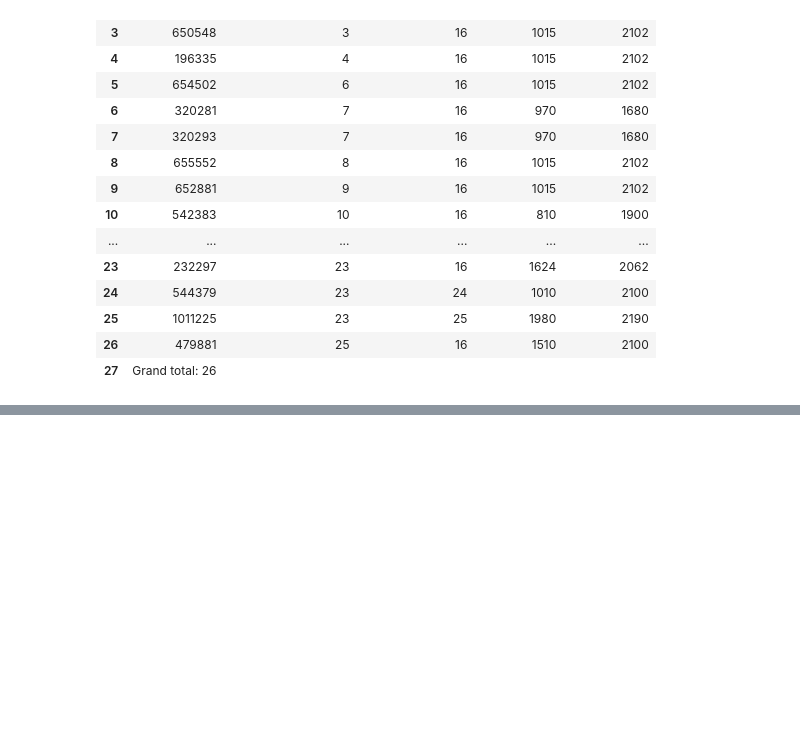
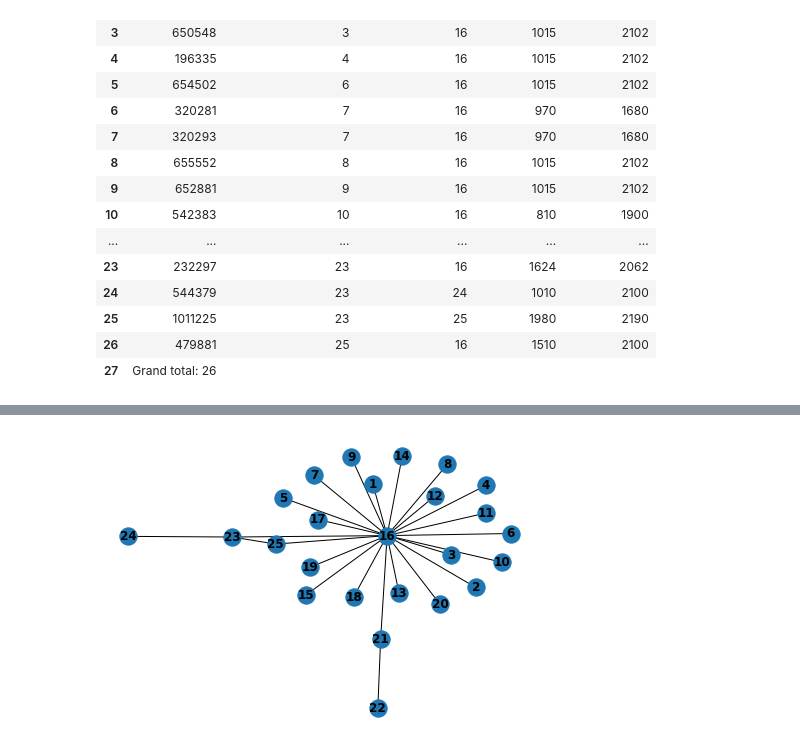
Before and after one commit to GAnagno/Social-Web, a Jupyter notebook: Spectral Maps.ipynb, the cells around one changed output, grey strips where cells are left out. Cells and saved outputs as stored; diff of their text form; code cells hidden in the pictures; blank space fills up the shorter version.

```diff
--- a/Spectral Maps.ipynb
+++ b/Spectral Maps.ipynb
@@ -48,3 +48,5 @@ data
 | 25 | 1011225 | 23 | 25 | 1980 | 2190 |
 | 26 | 479881 | 25 | 16 | 1510 | 2100 |
 | 27 | Grand total: 26 |  |  |  |  |
+# %%
+x = np.array(data['From Room: Number'][:-1])
@@ -50,0 +57,2 @@ data
+# %%
+y = np.array(data['To Room: Number'][:-1])
@@ -50,0 +63,2 @@ data
+# %%
+xy = np.vstack((x, y)).T
@@ -50,0 +85,14 @@ data
+# %%
+import networkx as nx
+
+# Create a networkx graph object
+my_graph = nx.Graph()
+
+# Add edges to to the graph object
+# Each tuple represents an edge between two nodes
+my_graph.add_edges_from(xy)
+
+# Draw the resulting graph
+nx.draw(my_graph, with_labels=True, font_weight='bold')
+# %% [output]
+[figure, added]
```
Also changed, not shown: parts of 4 cells of this notebook.
